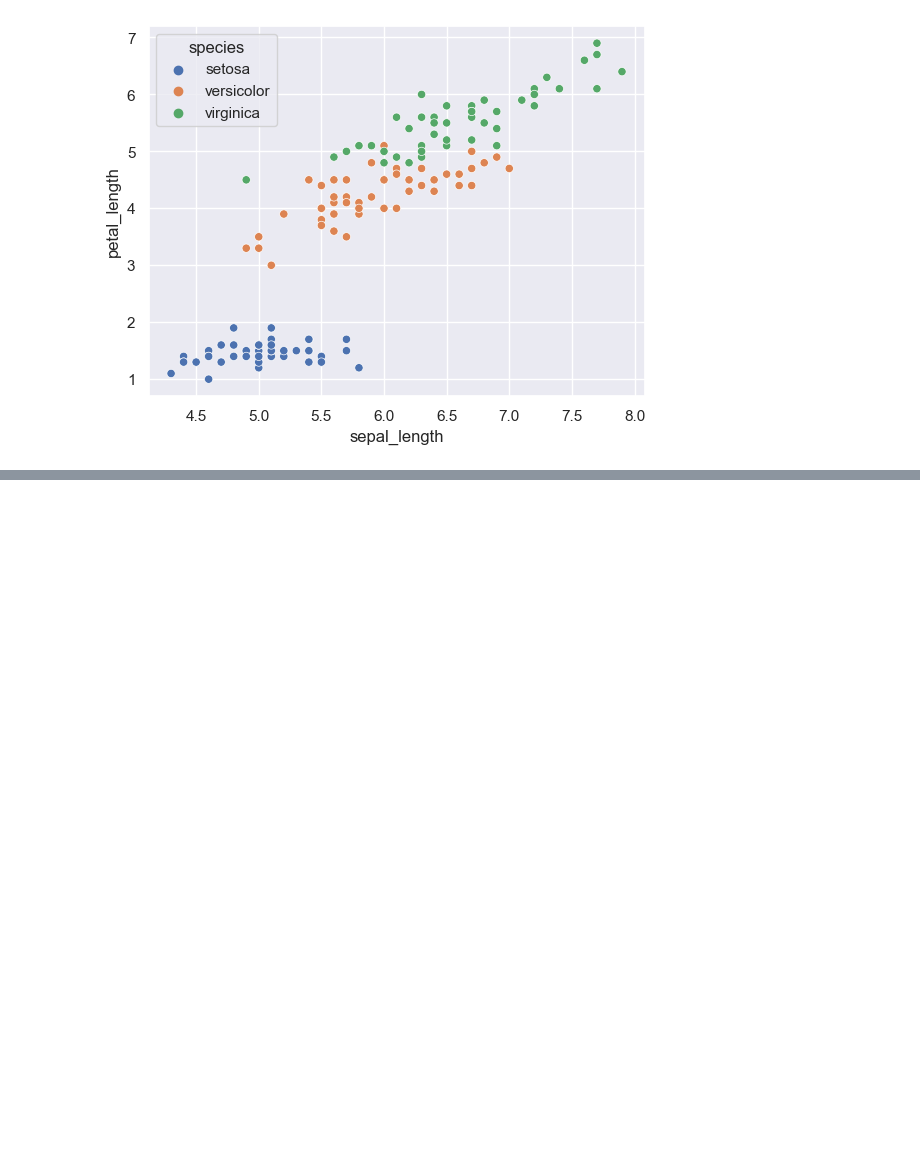
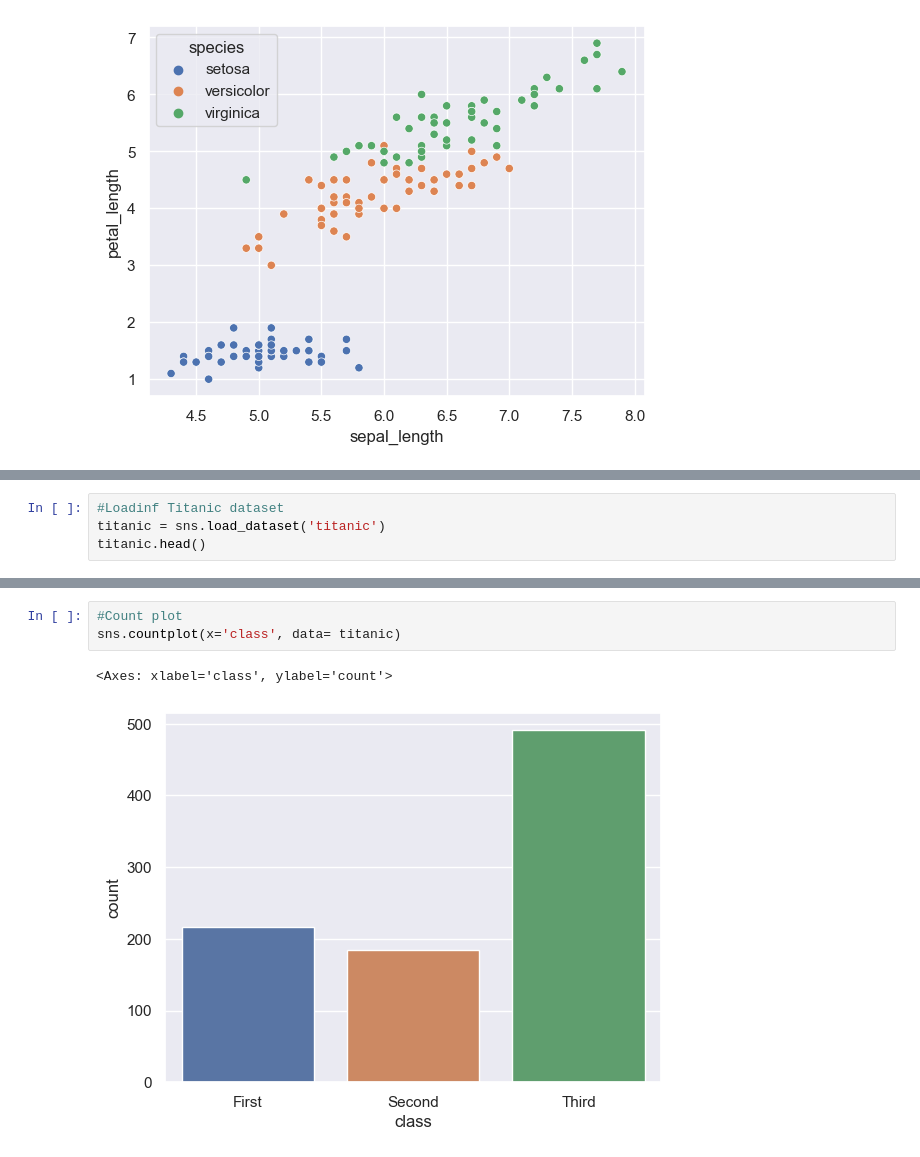
Before and after one commit to Carlos-Ernesto/Data-Science, a Jupyter notebook: Machine_Learning/Siddhardhan/seaborn.ipynb, the cells around one changed output, grey strips where cells are left out. Saved outputs shown, nothing was run; the diff lists cells and outputs as text; blank space fills up the shorter version.

```diff
--- a/Machine_Learning/Siddhardhan/seaborn.ipynb
+++ b/Machine_Learning/Siddhardhan/seaborn.ipynb
@@ -46,0 +52,4 @@ plt.show()
+# %%
+#Loadinf Titanic dataset
+titanic = sns.load_dataset('titanic')
+titanic.head()
@@ -46,0 +63,6 @@ plt.show()
+# %%
+#Count plot
+sns.countplot(x='class', data= titanic)
+# %% [output]
+<Axes: xlabel='class', ylabel='count'>
+[figure, added]
```
Also changed, not shown: parts of 2 cells of this notebook.
